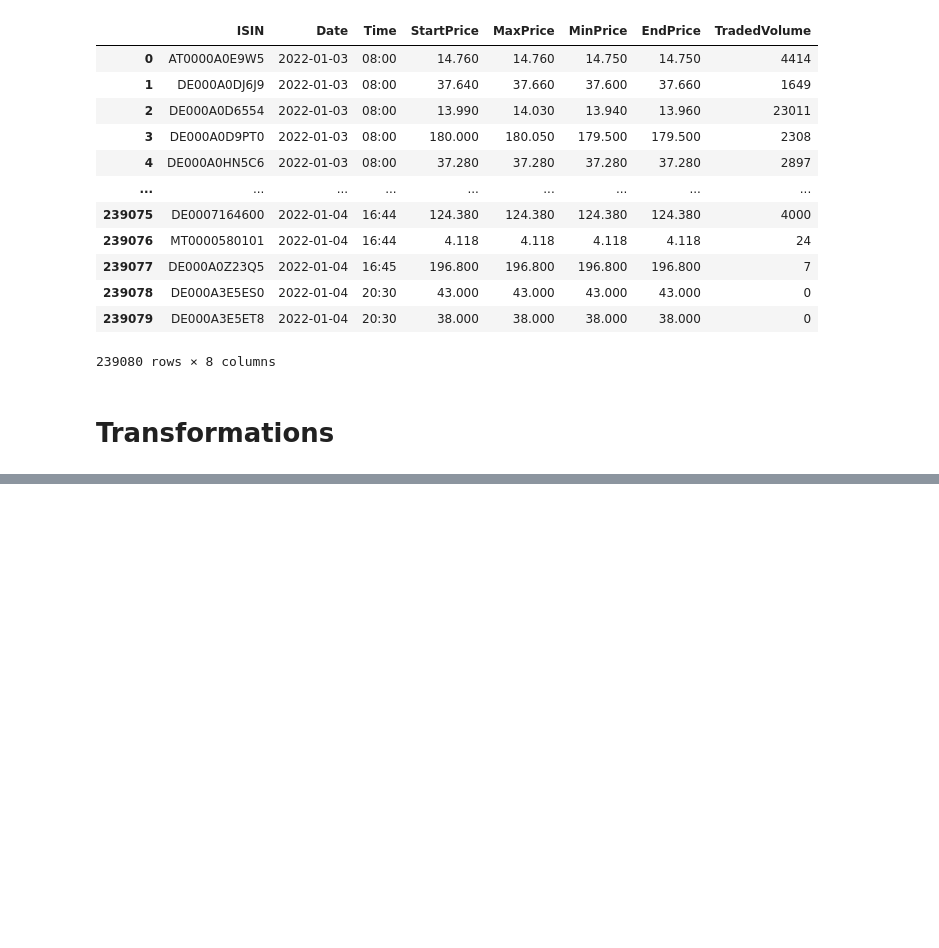
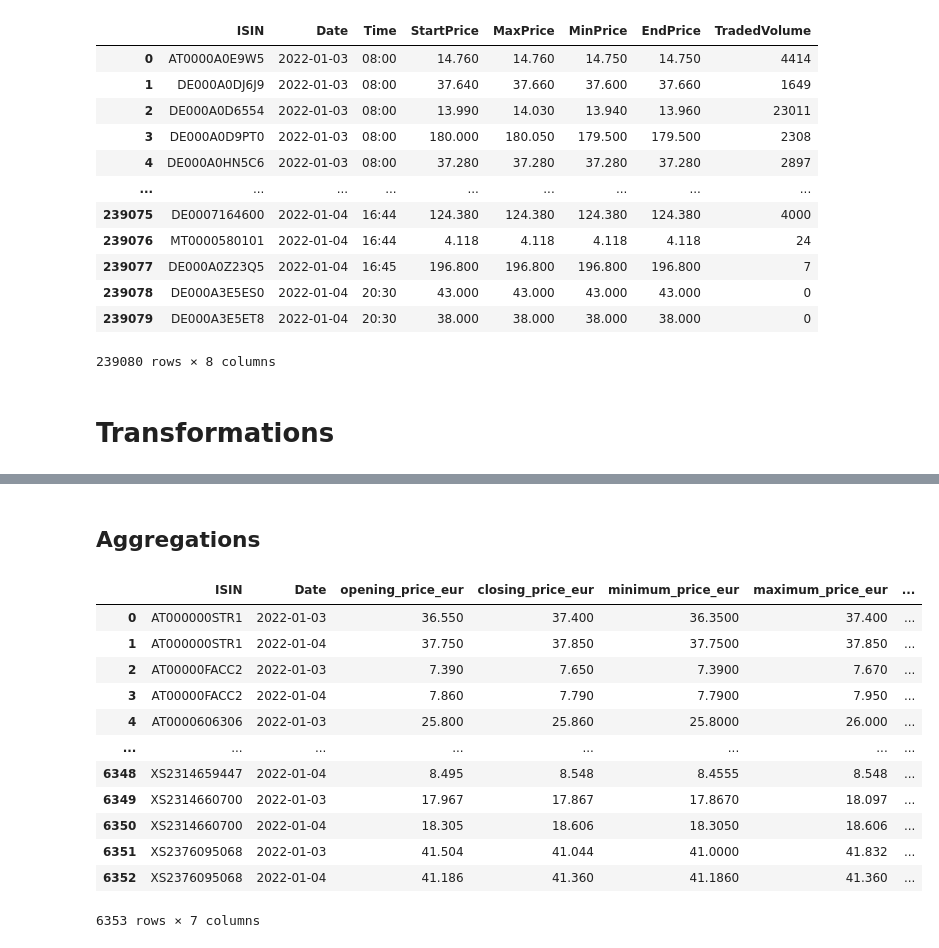
Before and after one commit to kspyrikos/ETL-pipelines, a Jupyter notebook: etl_pipelines.ipynb, the cells around one changed output, grey strips where cells are left out. Cells and saved outputs as stored; diff of their text form; code cells hidden in the pictures; blank space fills up the shorter version.

```diff
--- a/etl_pipelines.ipynb
+++ b/etl_pipelines.ipynb
@@ -109,0 +168,19 @@ df_all
+# %% [markdown]
+## Aggregations
+# %%
+df_all = df_all.groupby(['ISIN', 'Date'], as_index = False).agg(opening_price_eur=('opening_price', 'min'), closing_price_eur=('closing_price', 'min'), minimum_price_eur=('MinPrice', 'min'), maximum_price_eur=('MaxPrice', 'max'), daily_traded_volume=('TradedVolume', 'sum'))
+df_all
+# %% [output]
+|  | ISIN | Date | opening_price_eur | closing_price_eur | minimum_price_eur | maximum_price_eur | ... |
+| 0 | AT000000STR1 | 2022-01-03 | 36.550 | 37.400 | 36.3500 | 37.400 | ... |
+| 1 | AT000000STR1 | 2022-01-04 | 37.750 | 37.850 | 37.7500 | 37.850 | ... |
+| 2 | AT00000FACC2 | 2022-01-03 | 7.390 | 7.650 | 7.3900 | 7.670 | ... |
+| 3 | AT00000FACC2 | 2022-01-04 | 7.860 | 7.790 | 7.7900 | 7.950 | ... |
+| 4 | AT0000606306 | 2022-01-03 | 25.800 | 25.860 | 25.8000 | 26.000 | ... |
+| ... | ... | ... | ... | ... | ... | ... | ... |
+| 6348 | XS2314659447 | 2022-01-04 | 8.495 | 8.548 | 8.4555 | 8.548 | ... |
+| 6349 | XS2314660700 | 2022-01-03 | 17.967 | 17.867 | 17.8670 | 18.097 | ... |
+| 6350 | XS2314660700 | 2022-01-04 | 18.305 | 18.606 | 18.3050 | 18.606 | ... |
+| 6351 | XS2376095068 | 2022-01-03 | 41.504 | 41.044 | 41.0000 | 41.832 | ... |
+| 6352 | XS2376095068 | 2022-01-04 | 41.186 | 41.360 | 41.1860 | 41.360 | ... |
+6353 rows × 7 columns
```
Also changed, not shown: parts of 16 cells of this notebook, 2 other files.
